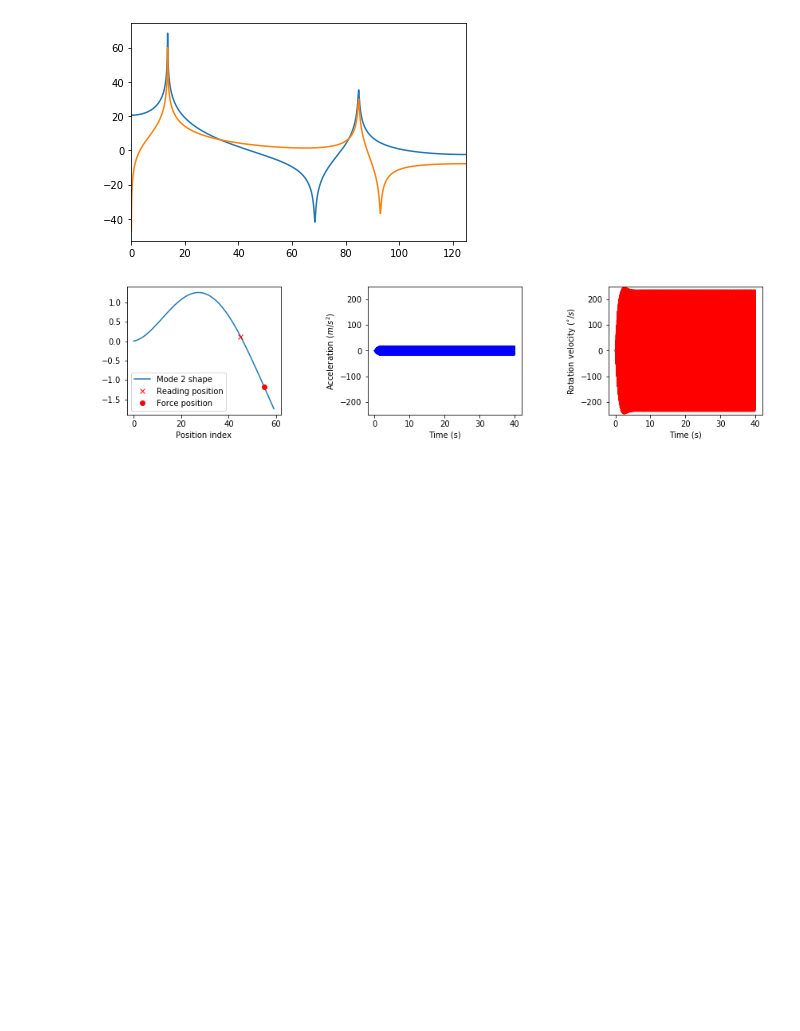
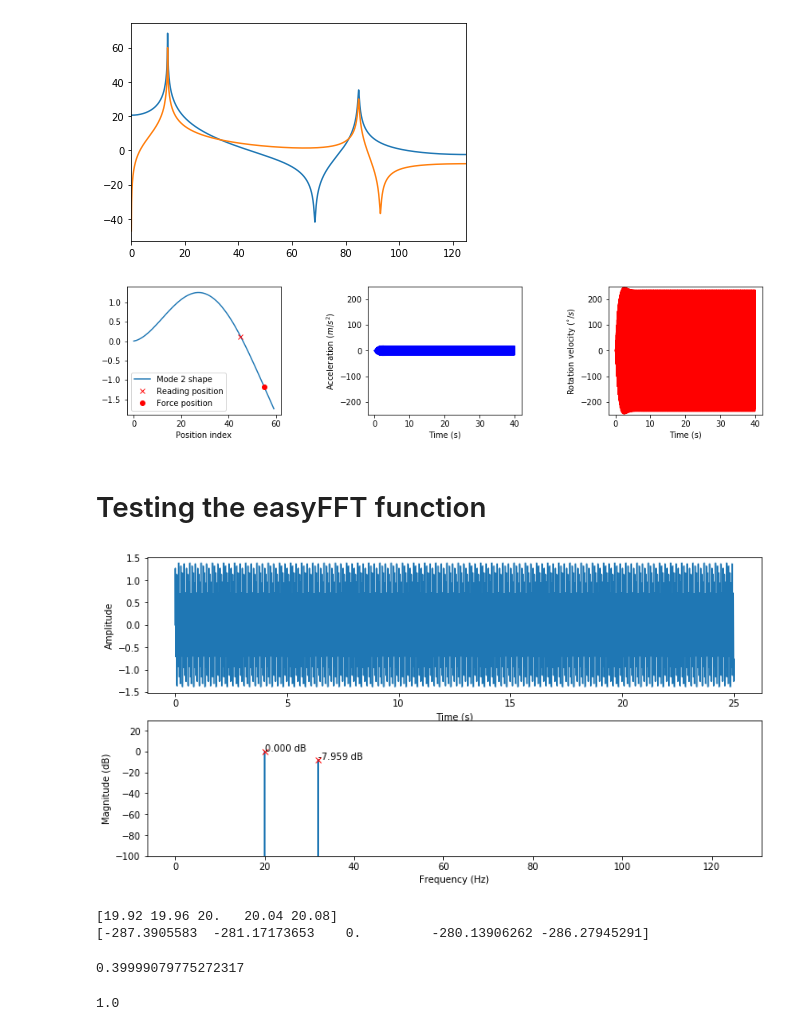
Before and after one commit to eduardobatista/ActVibModules, a Jupyter notebook: Examples.ipynb, the cells around one changed output. Saved outputs shown, nothing was run; the diff lists cells and outputs as text; code cells hidden in the pictures; blank space fills up the shorter version.

Commit message:
EasyFFT included in DSPFuncs.

```diff
--- a/Examples.ipynb
+++ b/Examples.ipynb
@@ -178,3 +180,47 @@ fig.set_size_inches(12,2.5)
 plt.show()
 # %% [output]
 [figure]
+# %% [markdown]
+# Testing the easyFFT function
+# %%
+fs = 250
+t = np.arange(0,25,step=1/fs)
+
+freqsin = 20
+freqsin2 = 32
+testsignal = np.sin(2*np.pi*freqsin*t) + 0.4*np.sin(2*np.pi*freqsin2*t)
+
+fig,ax = plt.subplots(2,1)
+ax[0].plot(t,testsignal)
+ax[0].set_xlabel("Time (s)")
+ax[0].set_ylabel("Amplitude")
+
+magdb,freqs = DSPFuncs.easyFFT(testsignal,fs)
+ax[1].plot(freqs,magdb)
+ax[1].set_xlabel("Frequency (Hz)")
+ax[1].set_ylabel("Magnitude (dB)")
+
+pos20 = np.where(freqs == 20.0)[0][0]
+ax[1].plot(freqs[pos20],magdb[pos20],"xr")
+ax[1].text(freqs[pos20],magdb[pos20],f"{magdb[pos20]:.3f} dB")
+
+pos32 = np.where(freqs == 32.0)[0][0]
+ax[1].plot(freqs[pos32],magdb[pos32],"xr")
+ax[1].text(freqs[pos32],magdb[pos32],f"{magdb[pos32]:.3f} dB")
+
+ax[1].set_ylim(-100,30)
+
+fig.set_size_inches(12,6)
+plt.show()
+# %% [output]
+[figure, added]
+[19.92 19.96 20.   20.04 20.08]
+[-287.3905583  -281.17173653    0.         -280.13906262 -286.27945291]
+# %%
+10**(-7.959/20)
+# %% [output]
+0.39999079775272317
+# %%
+10**(0/20)
+# %% [output]
+1.0
```
Also changed, not shown: parts of 1 cell of this notebook, 1 other file.
